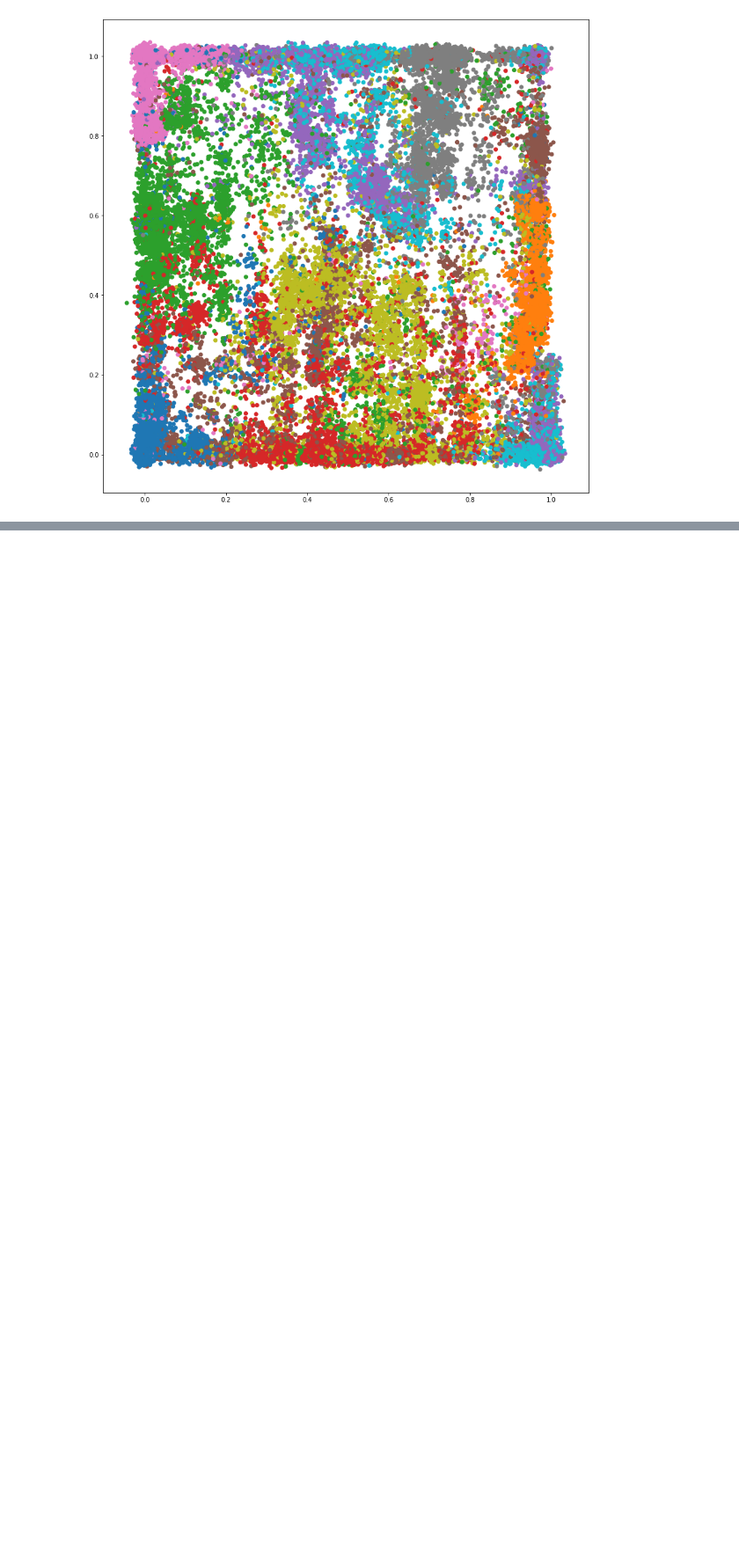
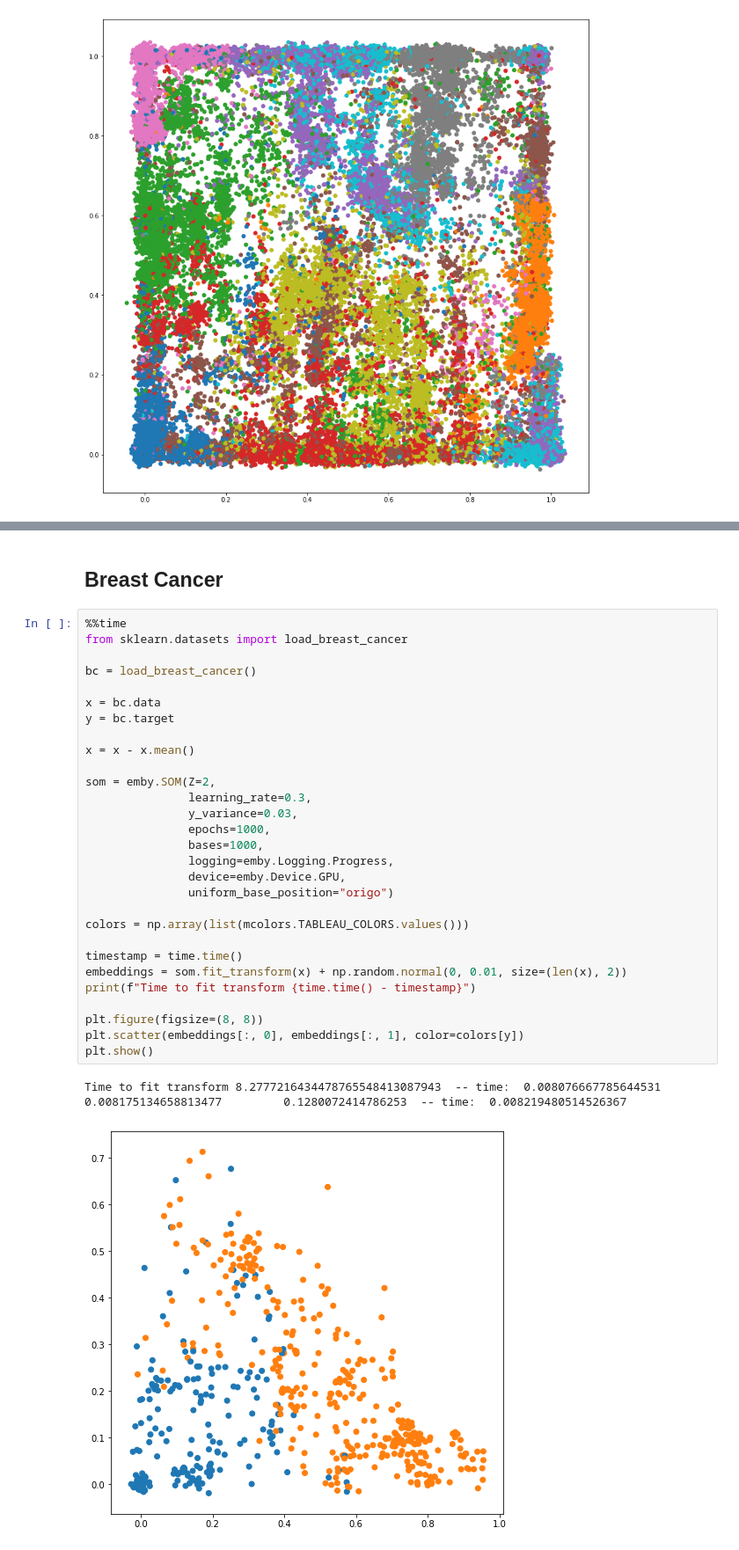
Before and after one commit to JonasRSV/emby, a Jupyter notebook: examples/som_examples.ipynb, the cells around one changed output, grey strips where cells are left out. Shown at 88% size. Drawn from its saved outputs; the diff is of its cells as text; blank space fills up the shorter version.

```diff
--- a/examples/som_examples.ipynb
+++ b/examples/som_examples.ipynb
@@ -86,0 +175,35 @@ Fitted done/  500 -- movement:  0.6448277221108882  -- time:  1.7591149806976318
+# %% [markdown]
+Breast Cancer
+---
+# %%
+%%time
+from sklearn.datasets import load_breast_cancer
+
+bc = load_breast_cancer()
+
+x = bc.data
+y = bc.target
+
+x = x - x.mean()
+
+som = emby.SOM(Z=2,
+               learning_rate=0.3,
+               y_variance=0.03,
+               epochs=1000,
+               bases=1000,
+               logging=emby.Logging.Progress,
+               device=emby.Device.GPU,
+               uniform_base_position="origo")
+
+colors = np.array(list(mcolors.TABLEAU_COLORS.values()))
+
+timestamp = time.time()
+embeddings = som.fit_transform(x) + np.random.normal(0, 0.01, size=(len(x), 2))
+print(f"Time to fit transform {time.time() - timestamp}")
+
+plt.figure(figsize=(8, 8))
+plt.scatter(embeddings[:, 0], embeddings[:, 1], color=colors[y])
+plt.show()
+# %% [output]
+Time to fit transform 8.2777216434478765548413087943  -- time:  0.008076667785644531          0.008175134658813477         0.1280072414786253  -- time:  0.008219480514526367
+[figure, added]
```
Also changed, not shown: parts of 14 cells of this notebook, 3 other files.
